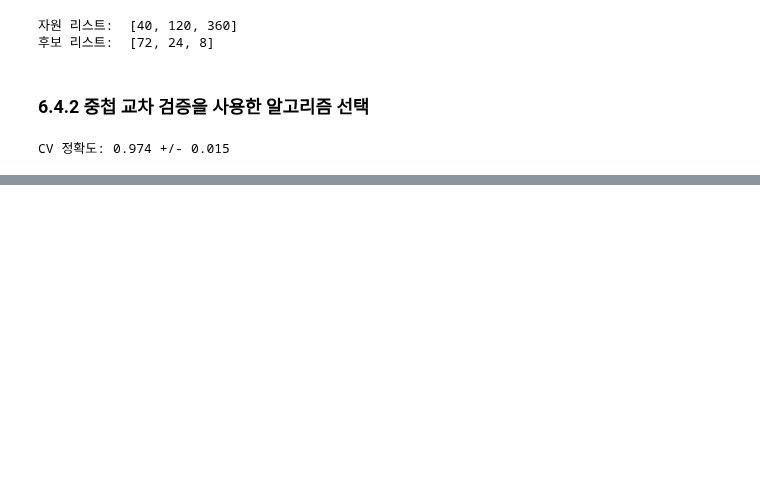
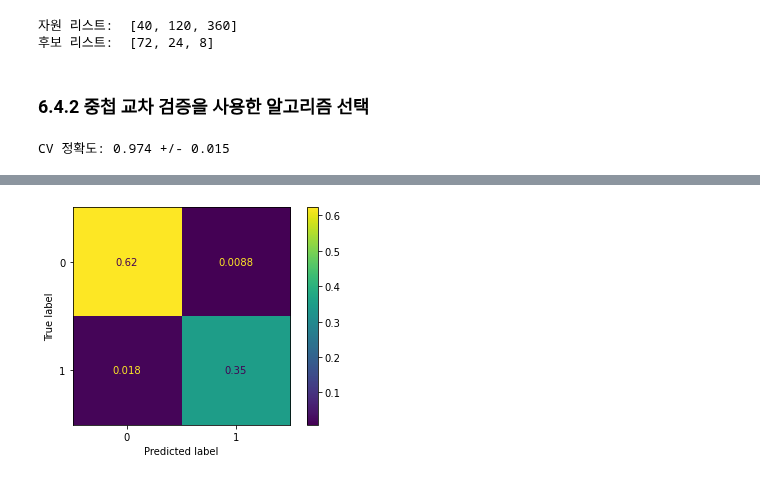
Before and after one commit to sunghyouk/study_room, a Jupyter notebook: python_ML/ex_chapter_6.ipynb, the cells around one changed output, grey strips where cells are left out. Cells and saved outputs as stored; diff of their text form; code cells hidden in the pictures; blank space fills up the shorter version.

```diff
--- a/python_ML/ex_chapter_6.ipynb
+++ b/python_ML/ex_chapter_6.ipynb
@@ -383,0 +417,6 @@ CV 정확도: 0.974 +/- 0.015
+# %%
+plot_confusion_matrix(pipe_svc, X_test, y_test,
+                      normalize='all')
+plt.show()
+# %% [output]
+[figure, added]
```
Also changed, not shown: parts of 7 cells of this notebook.
